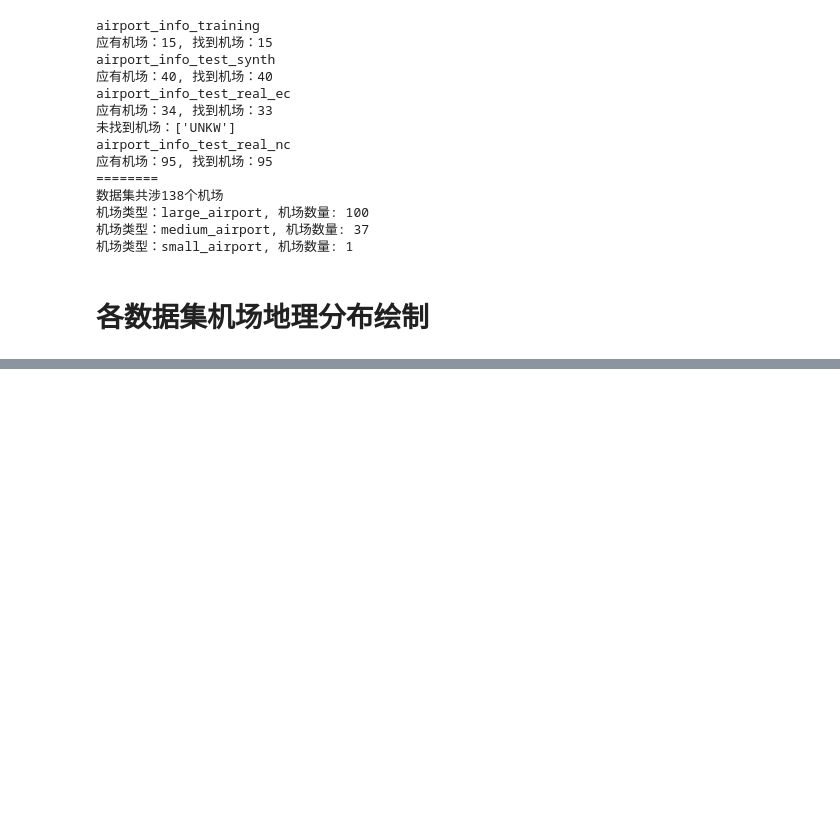
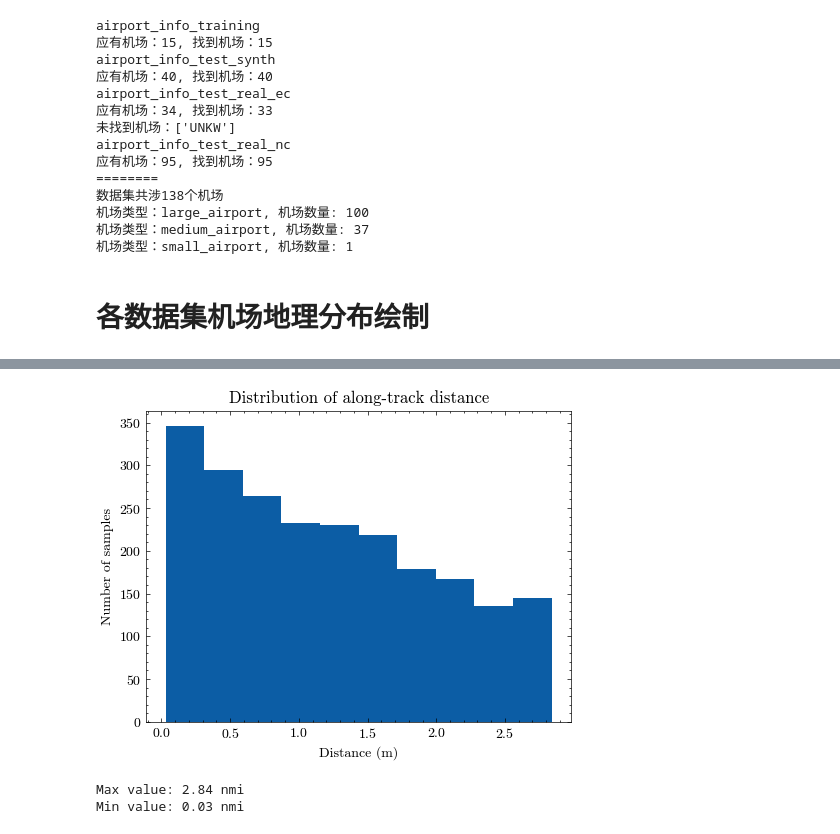
Before and after one commit to flywithliye/lard-detection, a Jupyter notebook: src/eda/1.data_airport_analysis.ipynb, the cells around one changed output, grey strips where cells are left out. Drawn from its saved outputs; the diff is of its cells as text; code cells hidden in the pictures; blank space fills up the shorter version.

```diff
--- a/src/eda/1.data_airport_analysis.ipynb
+++ b/src/eda/1.data_airport_analysis.ipynb
@@ -502,0 +502,28 @@ Error:
+# %%
+import pandas as pd
+import matplotlib.pyplot as plt
+
+path_synth = f'{ROOT_DATA}/LARD_dataset_decompressed/LARD_test/LARD_test_synth/LARD_test_synth.csv'
+
+df = pd.read_csv(path_synth, sep=';')
+
+plt.figure(figsize=(5, 4), dpi=100)
+df.along_track_distance.plot(kind='hist')
+plt.title('Distribution of along-track distance')
+plt.xlabel('Distance (m)')
+plt.ylabel('Number of samples')
+plt.tight_layout()
+plt.savefig(
+    f'{ROOT_PROJECT}/results/figs/eda/distribution_of_along_track_distance.jpg',
+    dpi=600, bbox_inches='tight')  # pad_inches=0.0
+plt.show()
+
+max_value = df.along_track_distance.max()
+min_value = df.along_track_distance.min()
+
+print(f'Max value: {max_value} nmi')
+print(f'Min value: {min_value} nmi')
+# %% [output]
+[figure, added]
+Max value: 2.84 nmi
+Min value: 0.03 nmi
```
Also changed, not shown: parts of 5 cells of this notebook, 47 other files.
